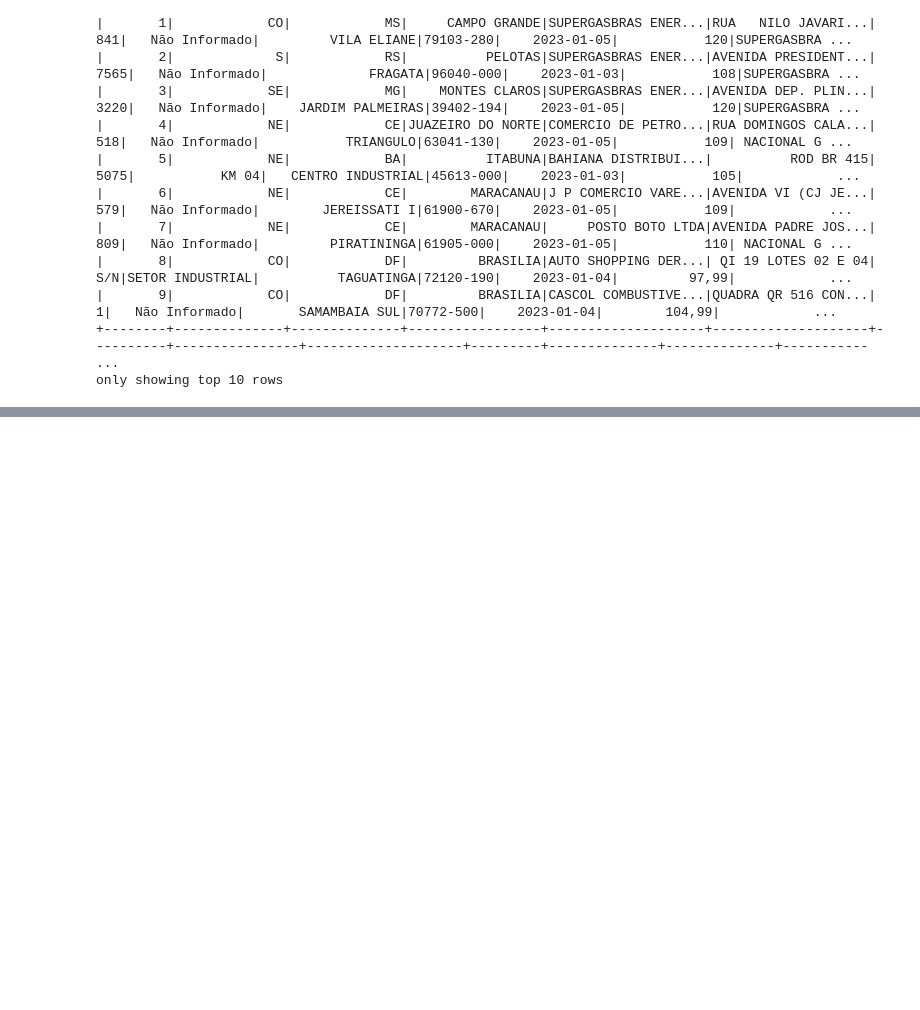
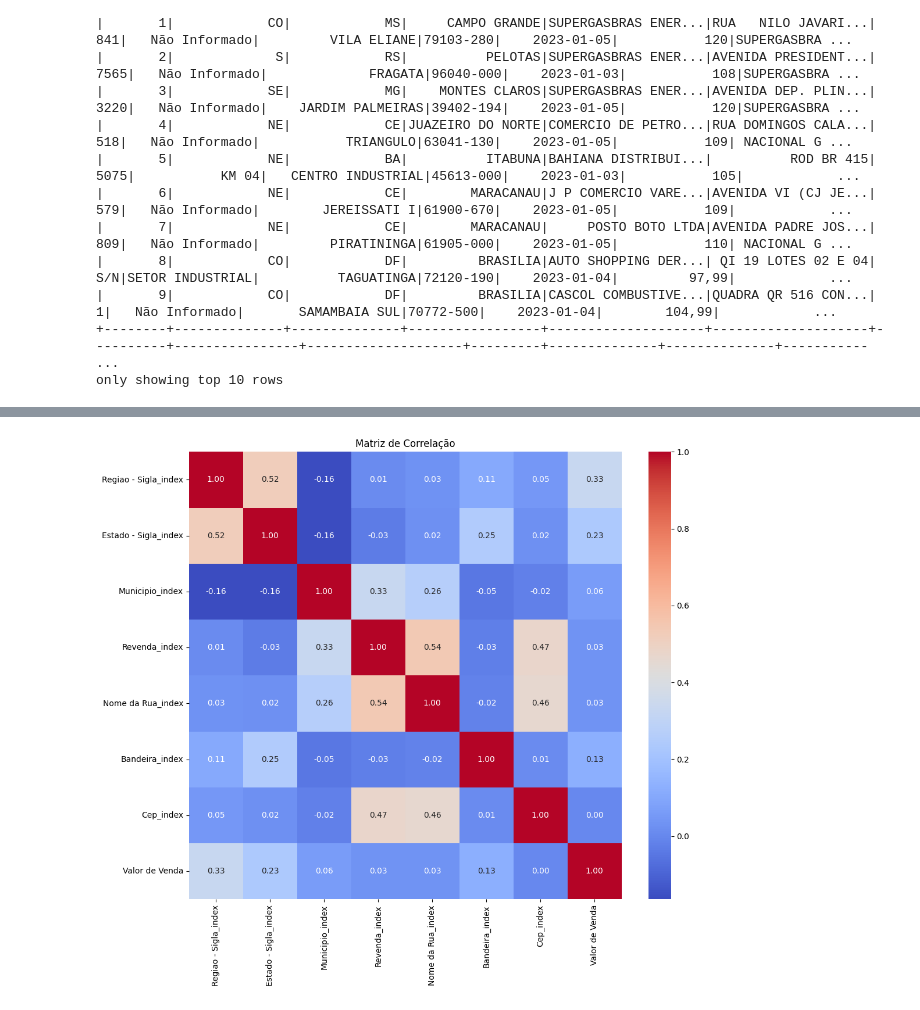
Before and after one commit to KoreTane/Analise-GLP, a Jupyter notebook: AnálisePreçoGLP.ipynb, the cells around one changed output, grey strips where cells are left out. Drawn from its saved outputs; the diff is of its cells as text; code cells hidden in the pictures; blank space fills up the shorter version.

```diff
--- a/AnálisePreçoGLP.ipynb
+++ b/AnálisePreçoGLP.ipynb
@@ -487,3 +469,36 @@ fig_value.show()
 # %% [output]
 [interactive output not drawn]
 [interactive output not drawn]
+# %%
+from pyspark.ml.feature import StringIndexer
+# Definindo as colunas categóricas e numéricas
+categorical_cols = ['Regiao - Sigla', 'Estado - Sigla', 'Municipio', 'Revenda',
+                    'Nome da Rua', 'Bandeira', 'Cep']
+numerical_cols = ['Valor de Venda']
+
+# Verificando se todas as colunas categóricas existem no DataFrame
+missing_cols = [col for col in categorical_cols if col not in union_df.columns]
+if missing_cols:
+    print(f"As seguintes colunas estão ausentes: {missing_cols}")
+else:
+    # Transformando variáveis categóricas em numéricas
+    indexers = [StringIndexer(inputCol=col, outputCol=f"{col}_index", handleInvalid="skip") for col in categorical_cols]
+    for indexer in indexers:
+        union_df = indexer.fit(union_df).transform(union_df)
+
+    df_indexed = union_df.select([F.col(f"{col}_index") for col in categorical_cols] + [F.col(col) for col in numerical_cols])
+
+    # Convertendo para DataFrame do Pandas para plotar a matriz de correlação
+    df_pandas = df_indexed.toPandas()
+    df_pandas['Valor de Venda'] = df_pandas['Valor de Venda'].str.replace(',', '.').astype(float)
+
+    # Calculando a matriz de correlação
+    correlation_matrix = df_pandas.corr()
+
+    # Plotando a matriz de correlação
+    plt.figure(figsize=(12, 10))
+    sns.heatmap(correlation_matrix, annot=True, cmap='coolwarm', fmt='.2f')
+    plt.title('Matriz de Correlação')
+    plt.show()
+# %% [output]
+[figure, added]
```
Also changed, not shown: parts of 2 cells of this notebook.
